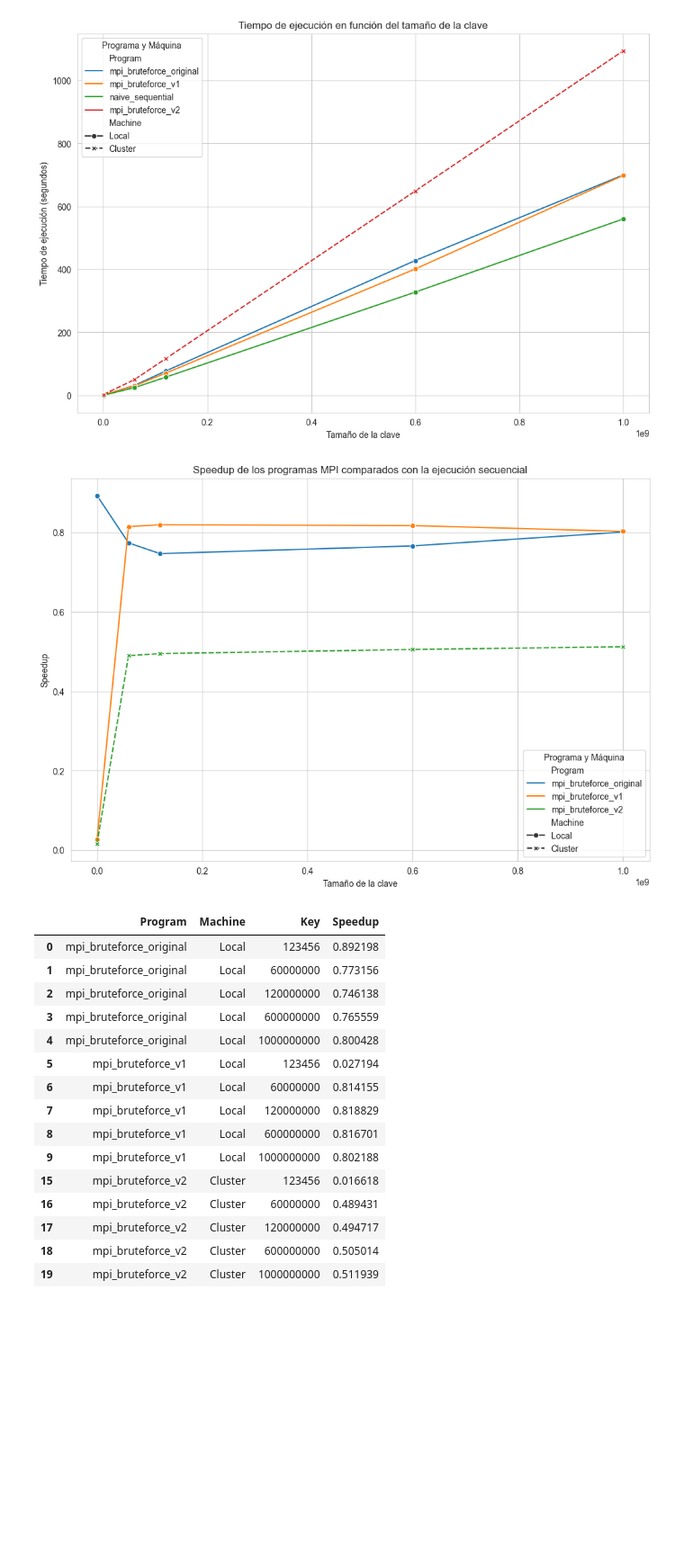
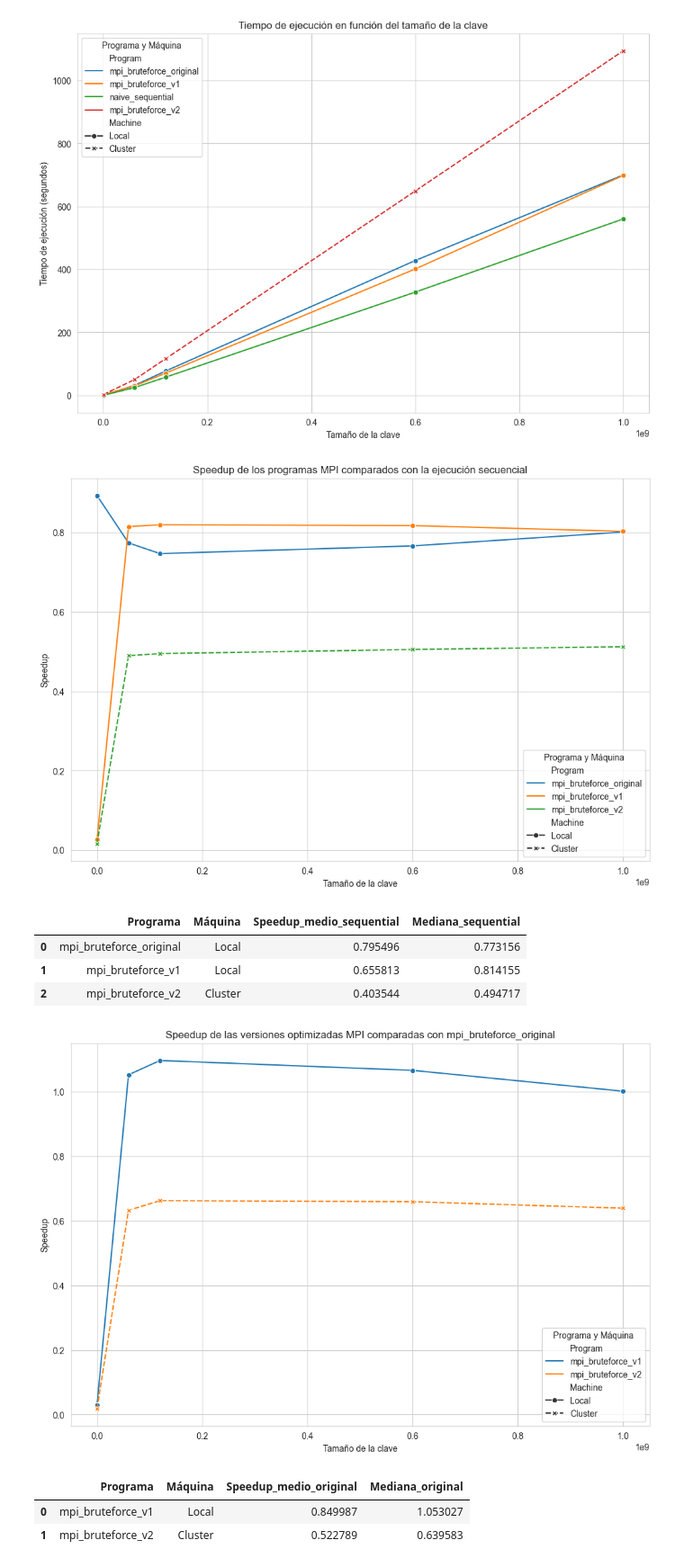
Before and after one commit to UVG-Works-Hub/mpi-bruteforce-keysearch, a Jupyter notebook: analysis.ipynb, the cells around one changed output. Shown: that part at 90% size. Cells and saved outputs as stored; diff of their text form; code cells hidden in the pictures; blank space fills up the shorter version.

Commit message:
fix: missing speedup comparisons

```diff
--- a/analysis.ipynb
+++ b/analysis.ipynb
@@ -122,40 +122,45 @@ plt.show()
 # %%
 # Calculate speedup relative to naive_sequential
 sequential_times = df_combined[(df_combined['Program'] == 'naive_sequential') & (df_combined['Machine'] == 'Local')].set_index('Key')['Execution_Time']
-df_combined['Speedup'] = df_combined.apply(lambda row: sequential_times[row['Key']] / row['Execution_Time'] if row['Key'] in sequential_times.index else None, axis=1)
+df_combined['Speedup_sequential'] = df_combined.apply(
+    lambda row: sequential_times[row['Key']] / row['Execution_Time'] if row['Key'] in sequential_times.index else None, axis=1
+)
 
-# Plot Speedup for MPI programs
+# Plot Speedup for MPI programs compared to naive_sequential
 plt.figure(figsize=(12, 8))
-sns.lineplot(x='Key', y='Speedup', hue='Program', style='Machine', data=df_combined[df_combined['Program'].str.contains('mpi')], markers=True)
+sns.lineplot(x='Key', y='Speedup_sequential', hue='Program', style='Machine', data=df_combined[df_combined['Program'].str.contains('mpi')], markers=True)
 plt.title('Speedup de los programas MPI comparados con la ejecución secuencial')
 plt.xlabel('Tamaño de la clave')
 plt.ylabel('Speedup')
 plt.legend(title='Programa y Máquina')
 plt.show()
+
+# Table summarizing Speedup relative to naive_sequential
+speedup_stats_sequential = df_combined[df_combined['Program'].str.contains('mpi')].groupby(['Program', 'Machine'])['Speedup_sequential'].agg(['mean', 'median']).reset_index()
+speedup_stats_sequential.columns = ['Programa', 'Máquina', 'Speedup_medio_sequential', 'Mediana_sequential']
+speedup_stats_sequential
 # %% [output]
 [figure]
+|  | Programa | Máquina | Speedup_medio_sequential | Mediana_sequential |
+| 0 | mpi_bruteforce_original | Local | 0.795496 | 0.773156 |
+| 1 | mpi_bruteforce_v1 | Local | 0.655813 | 0.814155 |
+| 2 | mpi_bruteforce_v2 | Cluster | 0.403544 | 0.494717 |
-# %%
-# Table of Speedup for MPI programs
-speedup_stats = df_combined[df_combined['Program'].str.contains('mpi')].groupby(['Program', 'Machine'])['Speedup'].agg(['mean', 'median']).reset_index()
-speedup_stats.columns = ['Programa', 'Máquina', 'Speedup_medio', 'Mediana']
-speedup_stats
-
-# Speedup without aggregation in a table, for reference
-df_combined[df_combined['Program'].str.contains('mpi')][['Program', 'Machine', 'Key', 'Speedup']]
-# %% [output]
-|  | Program | Machine | Key | Speedup |
-| 0 | mpi_bruteforce_original | Local | 123456 | 0.892198 |
-| 1 | mpi_bruteforce_original | Local | 60000000 | 0.773156 |
-| 2 | mpi_bruteforce_original | Local | 120000000 | 0.746138 |
-| 3 | mpi_bruteforce_original | Local | 600000000 | 0.765559 |
-| 4 | mpi_bruteforce_original | Local | 1000000000 | 0.800428 |
-| 5 | mpi_bruteforce_v1 | Local | 123456 | 0.027194 |
-| 6 | mpi_bruteforce_v1 | Local | 60000000 | 0.814155 |
-| 7 | mpi_bruteforce_v1 | Local | 120000000 | 0.818829 |
-| 8 | mpi_bruteforce_v1 | Local | 600000000 | 0.816701 |
-| 9 | mpi_bruteforce_v1 | Local | 1000000000 | 0.802188 |
-| 15 | mpi_bruteforce_v2 | Cluster | 123456 | 0.016618 |
-| 16 | mpi_bruteforce_v2 | Cluster | 60000000 | 0.489431 |
-| 17 | mpi_bruteforce_v2 | Cluster | 120000000 | 0.494717 |
-| 18 | mpi_bruteforce_v2 | Cluster | 600000000 | 0.505014 |
-| 19 | mpi_bruteforce_v2 | Cluster | 1000000000 | 0.511939 |
+# %%
+# Plot Speedup for optimized MPI programs compared to mpi_bruteforce_original
+plt.figure(figsize=(12, 8))
+sns.lineplot(x='Key', y='Speedup_original_mpi', hue='Program', style='Machine', data=df_combined[df_combined['Program'].isin(['mpi_bruteforce_v1', 'mpi_bruteforce_v2'])], markers=True)
+plt.title('Speedup de las versiones optimizadas MPI comparadas con mpi_bruteforce_original')
+plt.xlabel('Tamaño de la clave')
+plt.ylabel('Speedup')
+plt.legend(title='Programa y Máquina')
+plt.show()
+
+# Table summarizing Speedup relative to mpi_bruteforce_original
+speedup_stats_original = df_combined[df_combined['Program'].isin(['mpi_bruteforce_v1', 'mpi_bruteforce_v2'])].groupby(['Program', 'Machine'])['Speedup_original_mpi'].agg(['mean', 'median']).reset_index()
+speedup_stats_original.columns = ['Programa', 'Máquina', 'Speedup_medio_original', 'Mediana_original']
+speedup_stats_original
+# %% [output]
+[figure, added]
+|  | Programa | Máquina | Speedup_medio_original | Mediana_original |
+| 0 | mpi_bruteforce_v1 | Local | 0.849987 | 1.053027 |
+| 1 | mpi_bruteforce_v2 | Cluster | 0.522789 | 0.639583 |
```
Also changed, not shown: parts of 1 cell of this notebook.
